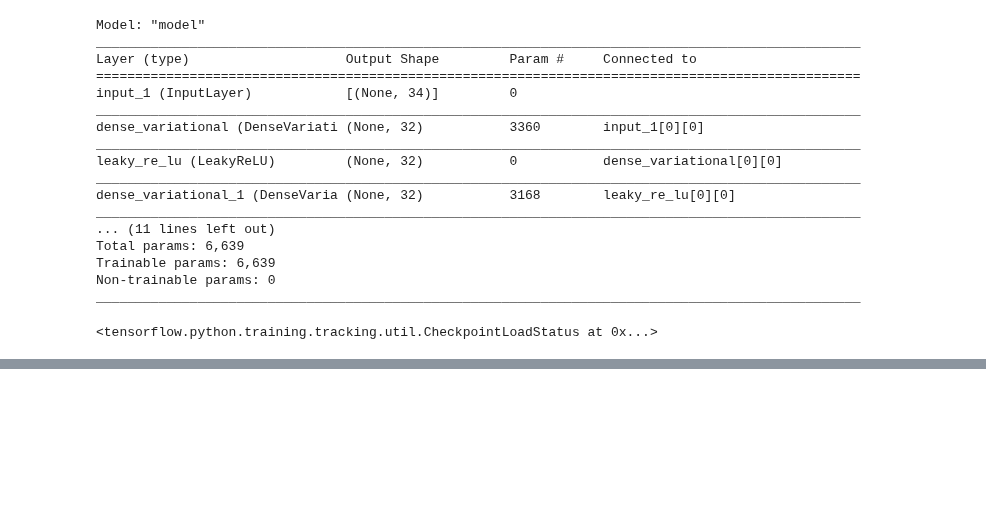
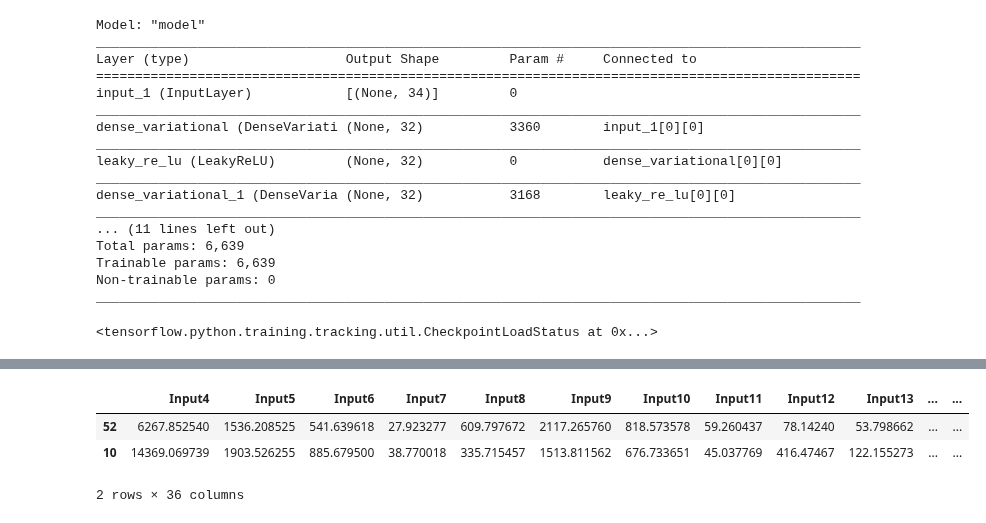
Before and after one commit to eric220/Grail, a Jupyter notebook: holy_grail_model.ipynb, the cells around one changed output, grey strips where cells are left out. Cells and saved outputs as stored; diff of their text form; code cells hidden in the pictures; blank space fills up the shorter version.

```diff
--- a/holy_grail_model.ipynb
+++ b/holy_grail_model.ipynb
@@ -233,0 +228,8 @@ experiments.head()
+# %%
+explore_df = experiments.query('Certainty > 0 and Certainty < 20').sort_values(by = 'Target').head(10)
+explore_df
+# %% [output]
+|  | Input4 | Input5 | Input6 | Input7 | Input8 | Input9 | Input10 | Input11 | Input12 | Input13 | ... | ... |
+| 52 | 6267.852540 | 1536.208525 | 541.639618 | 27.923277 | 609.797672 | 2117.265760 | 818.573578 | 59.260437 | 78.14240 | 53.798662 | ... | ... |
+| 10 | 14369.069739 | 1903.526255 | 885.679500 | 38.770018 | 335.715457 | 1513.811562 | 676.733651 | 45.037769 | 416.47467 | 122.155273 | ... | ... |
+2 rows × 36 columns
```
Also changed, not shown: parts of 13 cells of this notebook, 1 other file.
